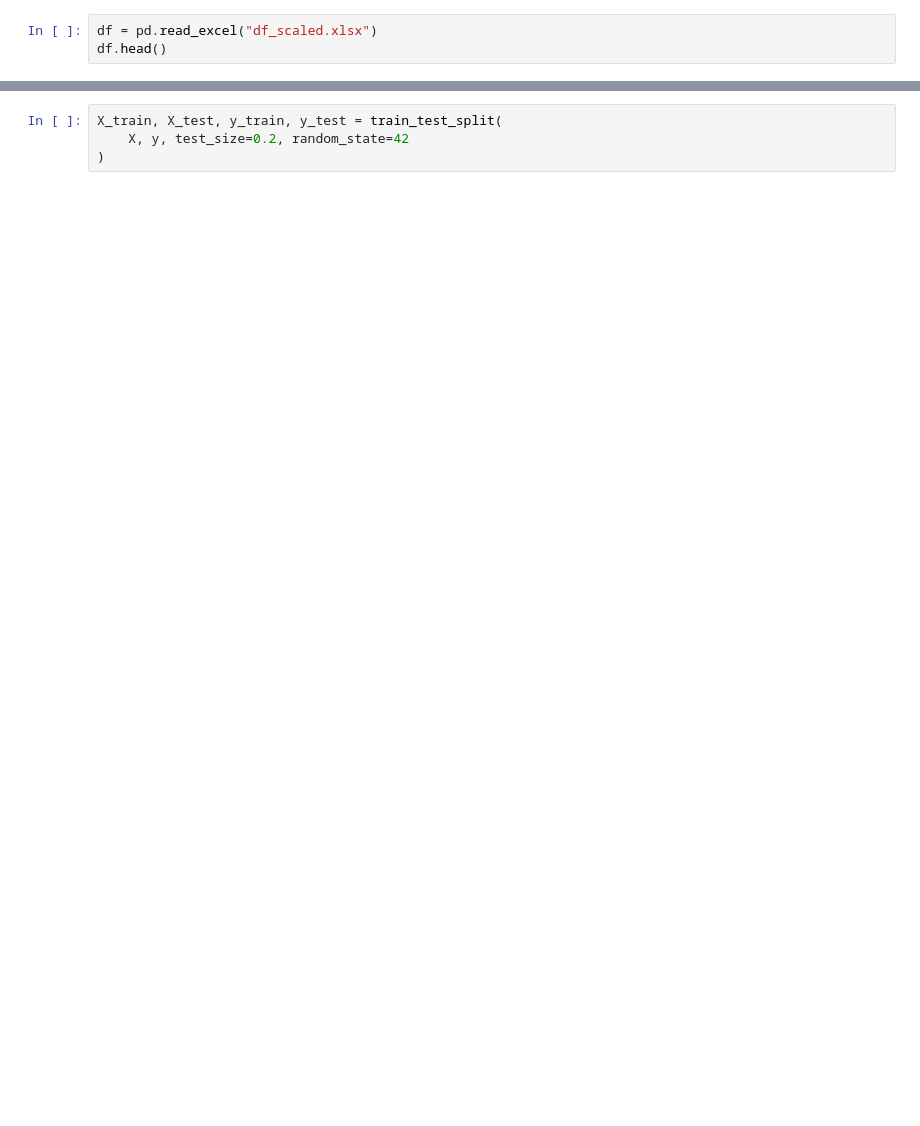
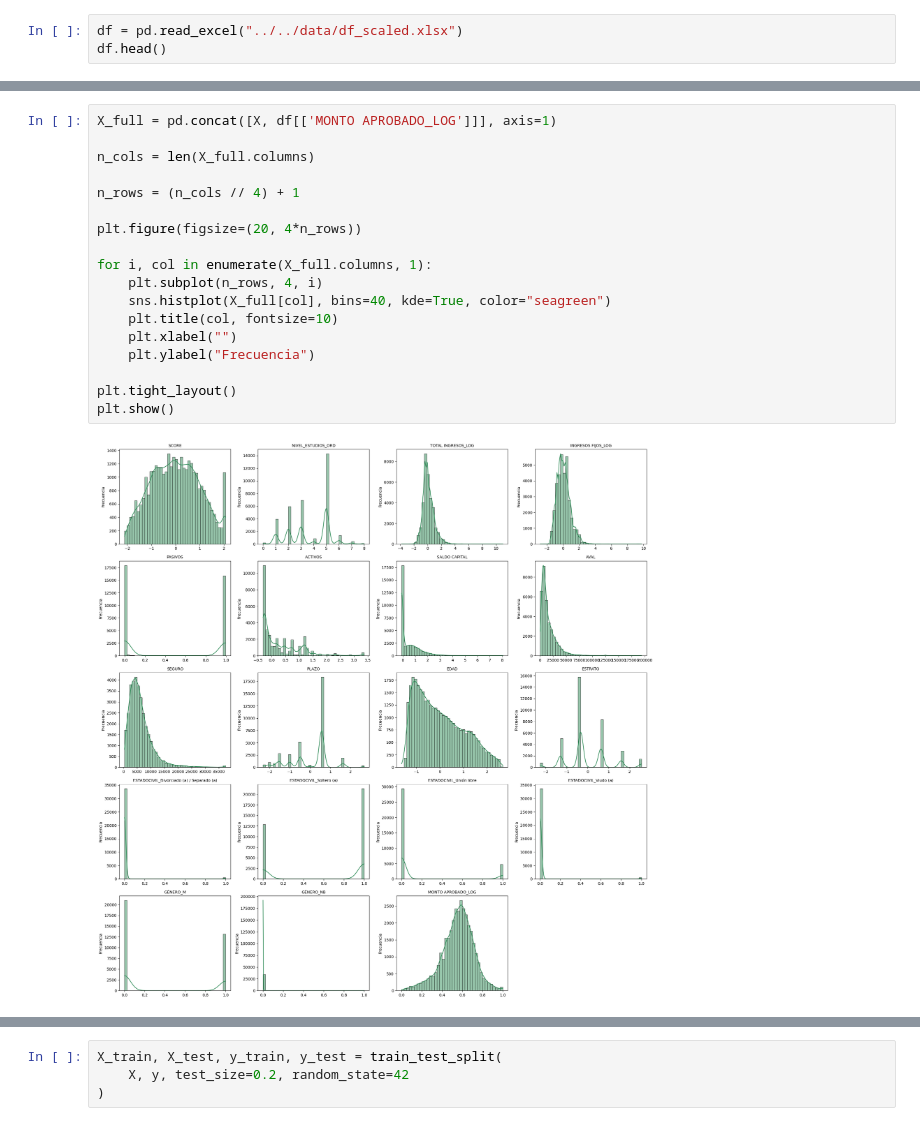
Before and after one commit to orqu1deas/dentix-analisis, a Jupyter notebook: notebooks/02_modeling/01_regresion_lineal_monto.ipynb, the cells around one changed output, grey strips where cells are left out. Saved outputs shown, nothing was run; the diff lists cells and outputs as text; blank space fills up the shorter version.

```diff
--- a/notebooks/02_modeling/01_regresion_lineal_monto.ipynb
+++ b/notebooks/02_modeling/01_regresion_lineal_monto.ipynb
@@ -19,5 +20,5 @@ from sklearn.metrics import classification_report, confusion_matrix, accuracy_sc
 from scipy import stats
 from scipy.stats import t
 # %%
-df = pd.read_excel("df_scaled.xlsx")
+df = pd.read_excel("../../data/df_scaled.xlsx")
 df.head()
@@ -63,0 +61,20 @@ y = df['MONTO APROBADO_LOG']
+# %%
+X_full = pd.concat([X, df[['MONTO APROBADO_LOG']]], axis=1)
+
+n_cols = len(X_full.columns)
+
+n_rows = (n_cols // 4) + 1
+
+plt.figure(figsize=(20, 4*n_rows))
+
+for i, col in enumerate(X_full.columns, 1):
+    plt.subplot(n_rows, 4, i)
+    sns.histplot(X_full[col], bins=40, kde=True, color="seagreen")
+    plt.title(col, fontsize=10)
+    plt.xlabel("")
+    plt.ylabel("Frecuencia")
+
+plt.tight_layout()
+plt.show()
+# %% [output]
+[figure, added]
```
Also changed, not shown: parts of 20 cells of this notebook, 8 other files.
